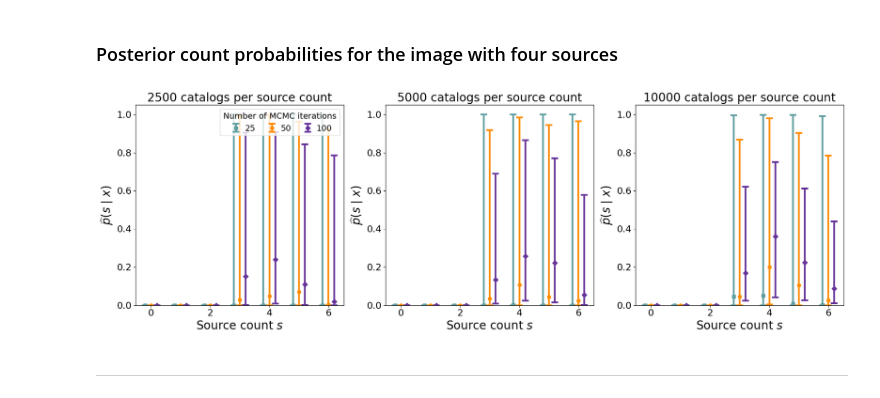
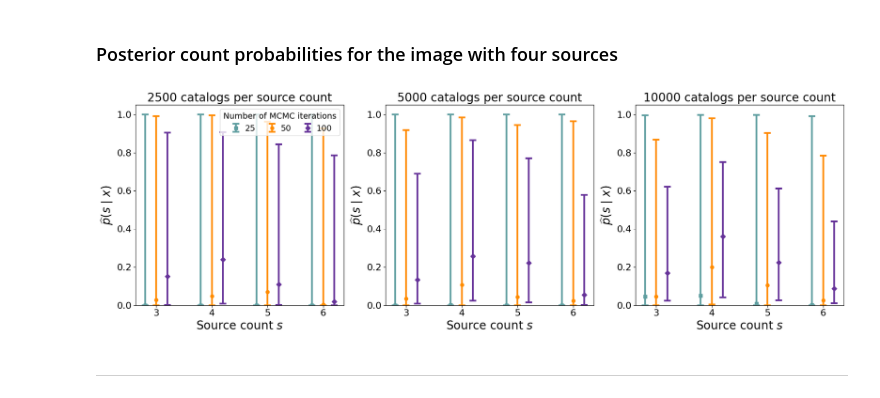
Before and after one commit to timwhite0/smcdet, a Jupyter notebook: experiments/manuscript/m71synthetic_repeatedruns/results/results.ipynb, the cells around one changed output. Cells and saved outputs as stored; diff of their text form; code cells hidden in the pictures.

Commit message:
Tweak plot in M71 synthetic repeated runs

```diff
--- a/experiments/manuscript/m71synthetic_repeatedruns/results/results.ipynb
+++ b/experiments/manuscript/m71synthetic_repeatedruns/results/results.ipynb
@@ -170,7 +170,7 @@ fig, ax = plt.subplots(1, 3, figsize = (18, 6))
 
 i = 1
 
-count_index = log_norm_const_estimate[i,-1,-1].sort().indices[-5:].sort().values
+count_index = log_norm_const_estimate[i,-1,-1].sort().indices[-4:].sort().values
 
 for c in range(len(num_catalogs_per_count)):
         for m in range(len(num_mh_iters)):
@@ -204,33 +204,33 @@ fig.savefig('figures/m71synthetic_repeatedruns_logpx2.png', dpi = 250, transpare
 # %%
 fig, ax = plt.subplots(1, 3, figsize = (18, 6))
 
 i = 1
 
-count_index = countprob_estimate[i,-1,-1].sort().indices[:].sort().values
+count_index = countprob_estimate[i,-1,-1].sort().indices[-4:].sort().values
 
 for c in range(len(num_catalogs_per_count)):
         for m in range(len(num_mh_iters)):
                 median = countprob_estimate[i,c,m][count_index].numpy()
                 _ = ax[c].errorbar(x = count_index + (m - 1) * 0.2,
                                 y = median,
                                 yerr = [median - countprob_lower[i,c,m][count_index].numpy(),
                                         countprob_upper[i,c,m][count_index].numpy() - median],
                                 linestyle = "", color = mh_colors[m], marker = mh_markers[m], label = num_mh_iters[m],
                                 ms = ms, elinewidth = elinewidth, capsize = capsize, capthick = capthick)
                 _ = ax[c].set_ylim(0, 1.05)
                 _ = ax[c].set_title(f'{num_catalogs_per_count[c]} catalogs per source count', fontsize = bigfont)
                 _ = ax[c].set_xlabel('Source count $s$', fontsize = bigfont)
                 _ = ax[c].set_ylabel('$\widehat{p}(s \mid x)$', fontsize = bigfont)
                 _ = ax[c].tick_params(axis = 'both', labelsize = mediumfont)
                 if c == 0:
                         _ = ax[c].legend(title = "Number of MCMC iterations", loc = 'upper right',
                                          ncols = 3, columnspacing = 1, handletextpad = 0.1,
                                          prop = {'size': smallfont}, title_fontsize = smallfont)
 
 fig.tight_layout()
 
 fig.savefig('figures/m71synthetic_repeatedruns_countprob2.png', dpi = 250, transparent = True)
 # %% [output]
-[figure, old version]
+[figure, new version]
 # %% [markdown]
 ---
```
Also changed, not shown: parts of 1 cell of this notebook.
